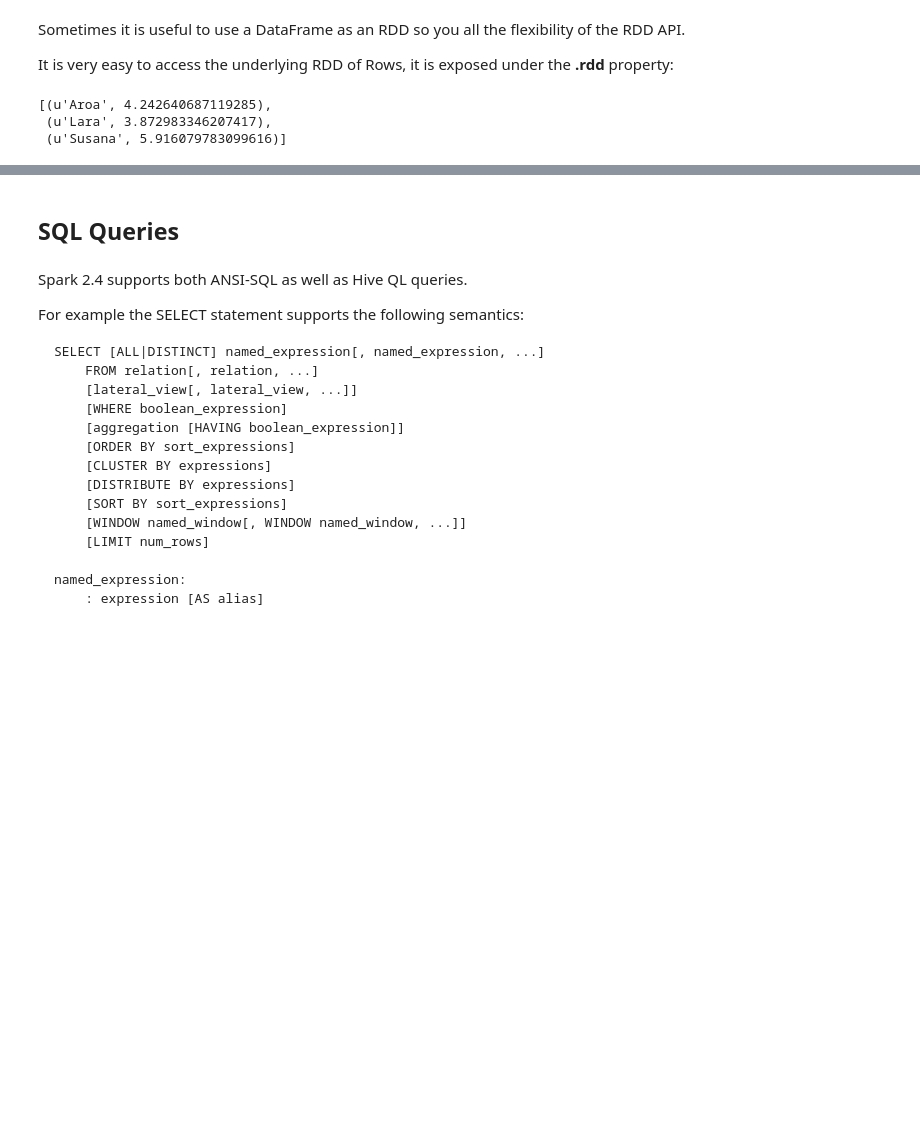
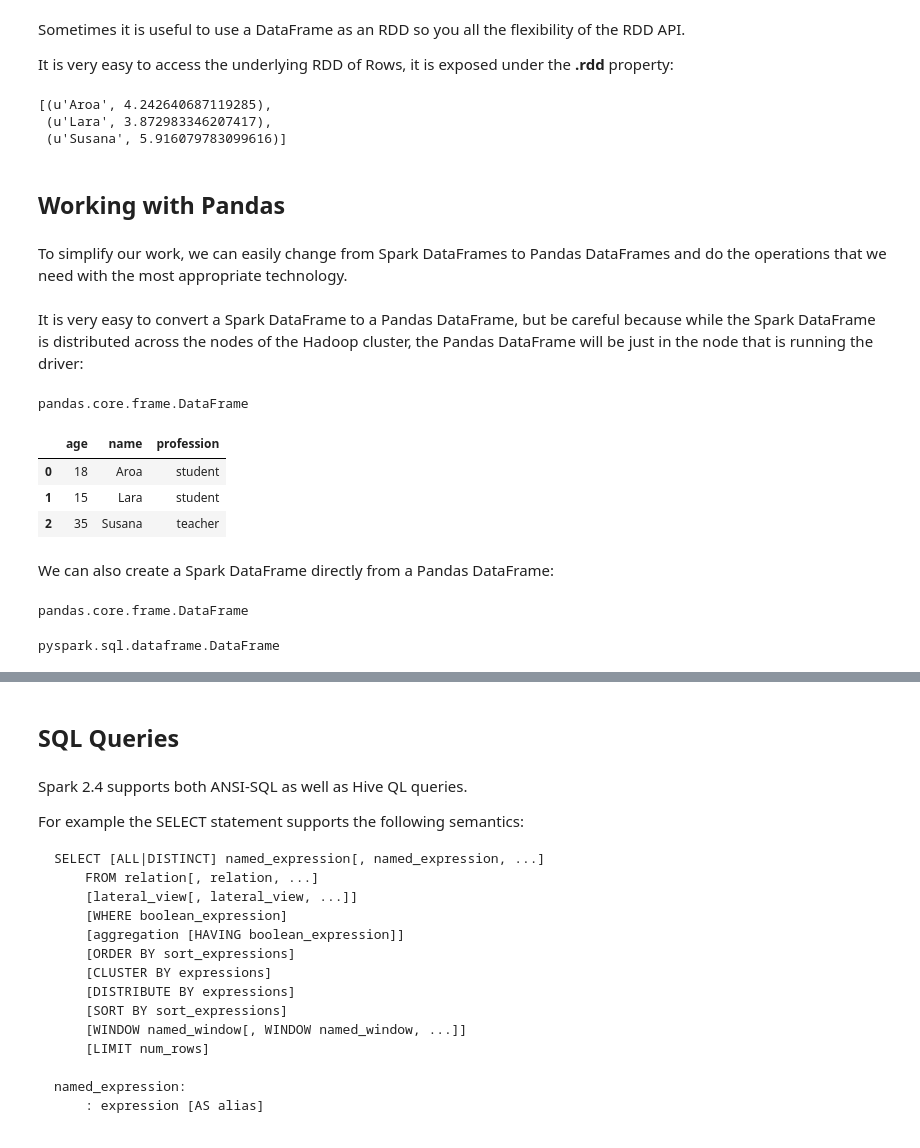
Before and after one commit to javicacheiro/pyspark_course, a Jupyter notebook: unit_5_programming_with_the_structured_api.ipynb, the cells around one changed output, grey strips where cells are left out. Saved outputs shown, nothing was run; the diff lists cells and outputs as text; code cells hidden in the pictures; blank space fills up the shorter version.

Commit message:
Add a section devoted to pandas and the when...otherwise construction

```diff
--- a/unit_5_programming_with_the_structured_api.ipynb
+++ b/unit_5_programming_with_the_structured_api.ipynb
@@ -740,3 +783,38 @@ peopleDF.rdd.map(lambda row: (row.name, math.sqrt(row.age))).collect()
 [(u'Aroa', 4.242640687119285),
  (u'Lara', 3.872983346207417),
  (u'Susana', 5.916079783099616)]
+# %% [markdown]
+## Working with Pandas
+# %% [markdown]
+To simplify our work, we can easily change from Spark DataFrames to Pandas DataFrames and do the operations that we need with the most appropriate technology.
+# %% [markdown]
+It is very easy to convert a Spark DataFrame to a Pandas DataFrame, but be careful because while the Spark DataFrame is distributed across the nodes of the Hadoop cluster, the Pandas DataFrame will be just in the node that is running the driver:
+# %%
+import pandas as pd
+
+pandas_df = peopleDF.toPandas()
+
+type(pandas_df)
+# %% [output]
+pandas.core.frame.DataFrame
+# %%
+pandas_df
+# %% [output]
+|  | age | name | profession |
+| 0 | 18 | Aroa | student |
+| 1 | 15 | Lara | student |
+| 2 | 35 | Susana | teacher |
+# %% [markdown]
+We can also create a Spark DataFrame directly from a Pandas DataFrame:
+# %%
+pandas_df = pd.DataFrame({'name': ['Aroa', 'Lara', 'Susana'], 'age': [9, 6, 20]})
+
+type(pandas_df)
+# %% [output]
+pandas.core.frame.DataFrame
+# %%
+spark_df = spark.createDataFrame(pandas_df)
+
+type(spark_df)
+# %% [output]
+pyspark.sql.dataframe.DataFrame
```
Also changed, not shown: parts of 15 cells of this notebook.
